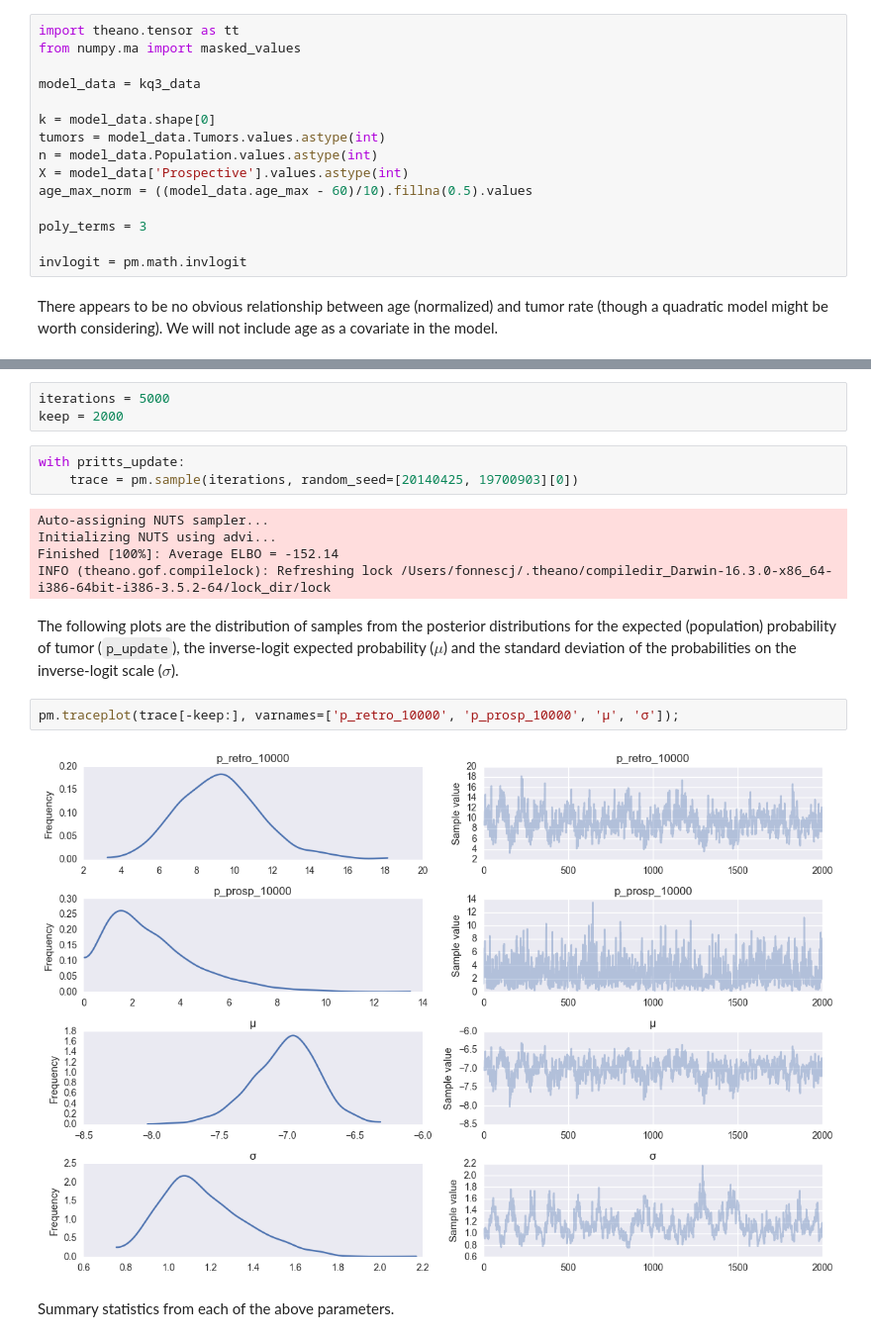
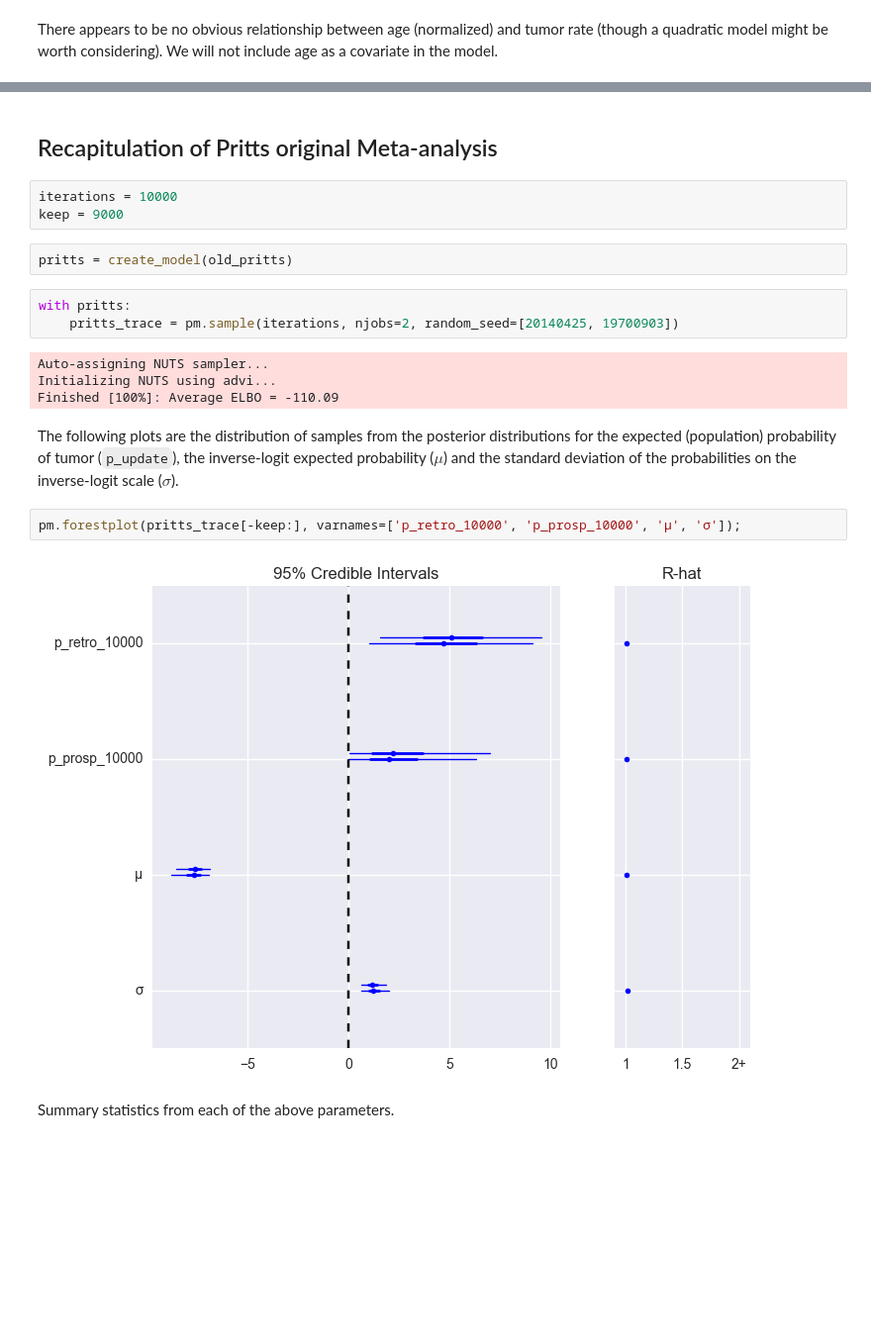
Before and after one commit to VanderbiltPopHealthSci/uterine_fibroids_MA, a Jupyter notebook: Key Question 3 Meta-analysis.ipynb, the cells around one changed output, grey strips where cells are left out. Shown: that part at 99% size. Cells and saved outputs as stored; diff of their text form; blank space fills up the shorter version.

Commit message:
Updated KQ3 analysis with 3 datasets

```diff
--- a/Key Question 3 Meta-analysis.ipynb
+++ b/Key Question 3 Meta-analysis.ipynb
@@ -99,20 +99,5 @@ the expected value for study $i$ is then inverse-logit transformed, and used as
 $$\log\left[\frac{\pi_i}{1-\pi_i}\right] = \theta_i$$
 
 $$t_i \sim \text{Bin}(n_i, \pi_i)$$
-# %%
-import theano.tensor as tt
-from numpy.ma import masked_values
-
-model_data = kq3_data
-
-k = model_data.shape[0]
-tumors = model_data.Tumors.values.astype(int)
-n = model_data.Population.values.astype(int)
-X = model_data['Prospective'].values.astype(int)
-age_max_norm = ((model_data.age_max - 60)/10).fillna(0.5).values
-
-poly_terms = 3
-
-invlogit = pm.math.invlogit
 # %% [markdown]
 There appears to be no obvious relationship between age (normalized) and tumor rate (though a quadratic model might be worth considering). We will not include age as a covariate in the model.
@@ -142,20 +143,23 @@ with pm.Model() as pritts_update:
+# %% [markdown]
+##  Recapitulation of Pritts original  Meta-analysis
 # %%
-iterations = 5000
-keep = 2000
+iterations = 10000
+keep = 9000
+# %%
+pritts = create_model(old_pritts)
 # %%
-with pritts_update:
-    trace = pm.sample(iterations, random_seed=[20140425, 19700903][0])
+with pritts:
+    pritts_trace = pm.sample(iterations, njobs=2, random_seed=[20140425, 19700903])
 # %% [output]
 Auto-assigning NUTS sampler...
 Initializing NUTS using advi...
-Finished [100%]: Average ELBO = -152.14
-INFO (theano.gof.compilelock): Refreshing lock /Users/fonnescj/.theano/compiledir_Darwin-16.3.0-x86_64-i386-64bit-i386-3.5.2-64/lock_dir/lock
+Finished [100%]: Average ELBO = -110.09
 # %% [markdown]
 The following plots are the distribution of samples from the posterior distributions for the expected (population) probability of tumor (`p_update`), the inverse-logit expected probability ($\mu$) and the standard deviation of the probabilities on the inverse-logit scale ($\sigma$).
 # %%
-pm.traceplot(trace[-keep:], varnames=['p_retro_10000', 'p_prosp_10000', 'μ', 'σ']);
+pm.forestplot(pritts_trace[-keep:], varnames=['p_retro_10000', 'p_prosp_10000', 'μ', 'σ']);
 # %% [output]
-[figure, old version]
+[figure, new version]
 # %% [markdown]
 Summary statistics from each of the above parameters.
 # %%
```
Also changed, not shown: parts of 29 cells of this notebook, 3 other files.
